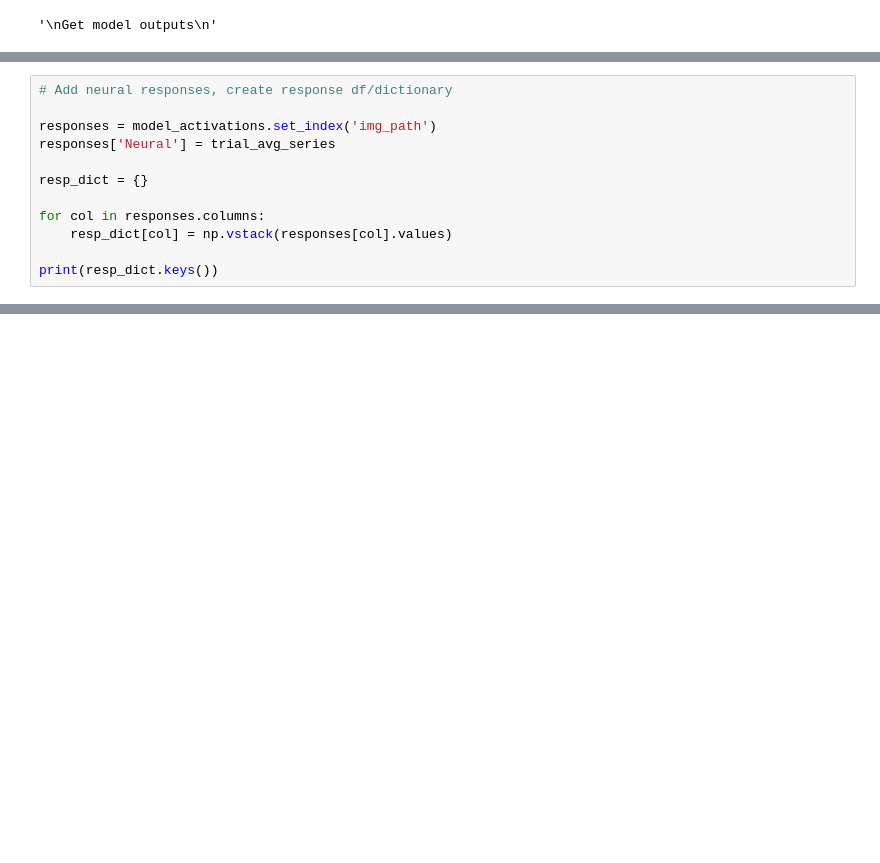
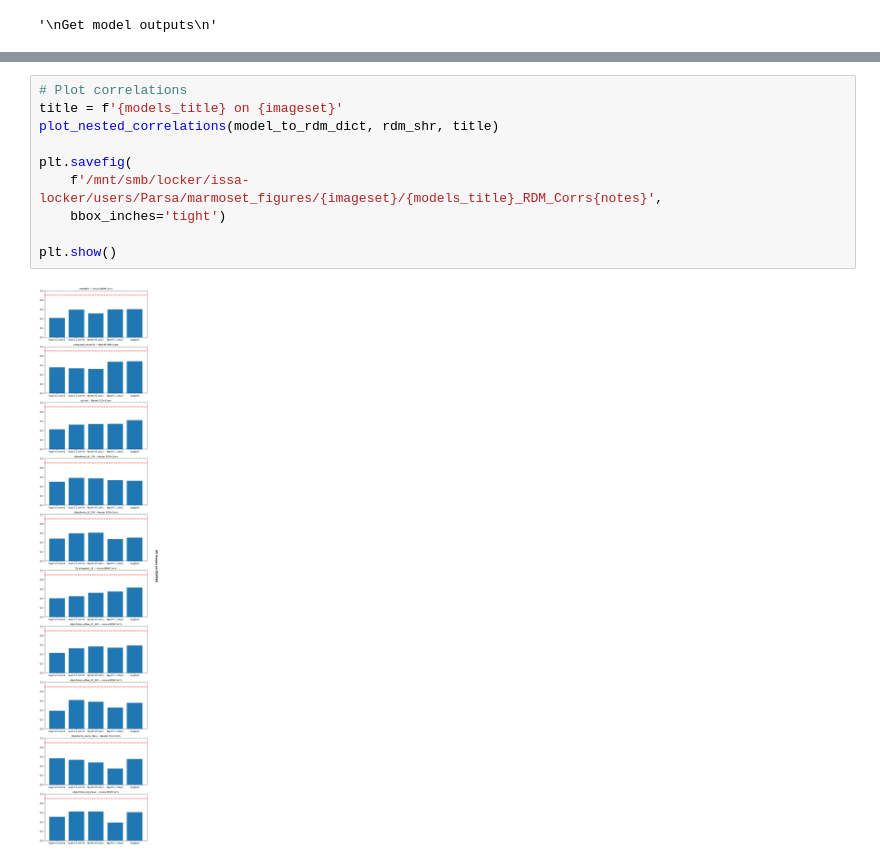
Before and after one commit to parsa2010/marm-data-analysis, a Jupyter notebook: analysis_notebook.ipynb, the cells around one changed output, grey strips where cells are left out. Saved outputs shown, nothing was run; the diff lists cells and outputs as text; blank space fills up the shorter version.

```diff
--- a/analysis_notebook.ipynb
+++ b/analysis_notebook.ipynb
@@ -717,12 +645,0 @@ Wall time: 1min 18s
-# %%
-# Add neural responses, create response df/dictionary
-
-responses = model_activations.set_index('img_path')
-responses['Neural'] = trial_avg_series
-
-resp_dict = {}
-
-for col in responses.columns:
-    resp_dict[col] = np.vstack(responses[col].values)
-
-print(resp_dict.keys())
@@ -826,0 +979,12 @@ plt.savefig(
+# %%
+# Plot correlations
+title = f'{models_title} on {imageset}'
+plot_nested_correlations(model_to_rdm_dict, rdm_shr, title)
+
+plt.savefig(
+    f'/mnt/smb/locker/issa-locker/users/Parsa/marmoset_figures/{imageset}/{models_title}_RDM_Corrs{notes}',
+    bbox_inches='tight')
+
+plt.show()
+# %% [output]
+[figure, added]
```
Also changed, not shown: parts of 40 cells of this notebook.
